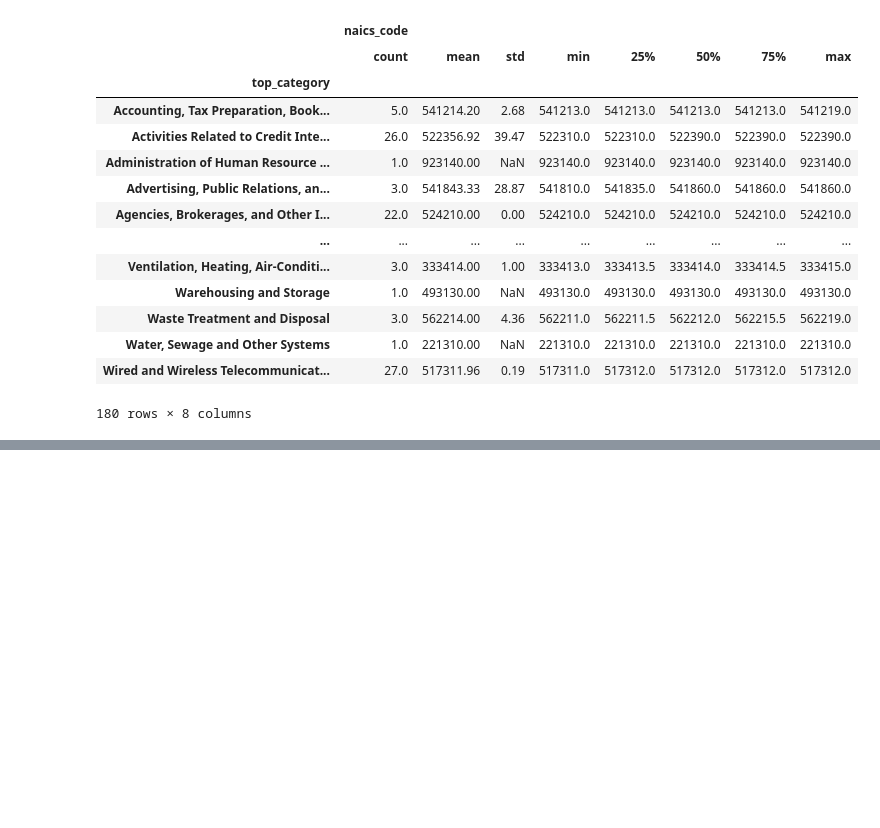
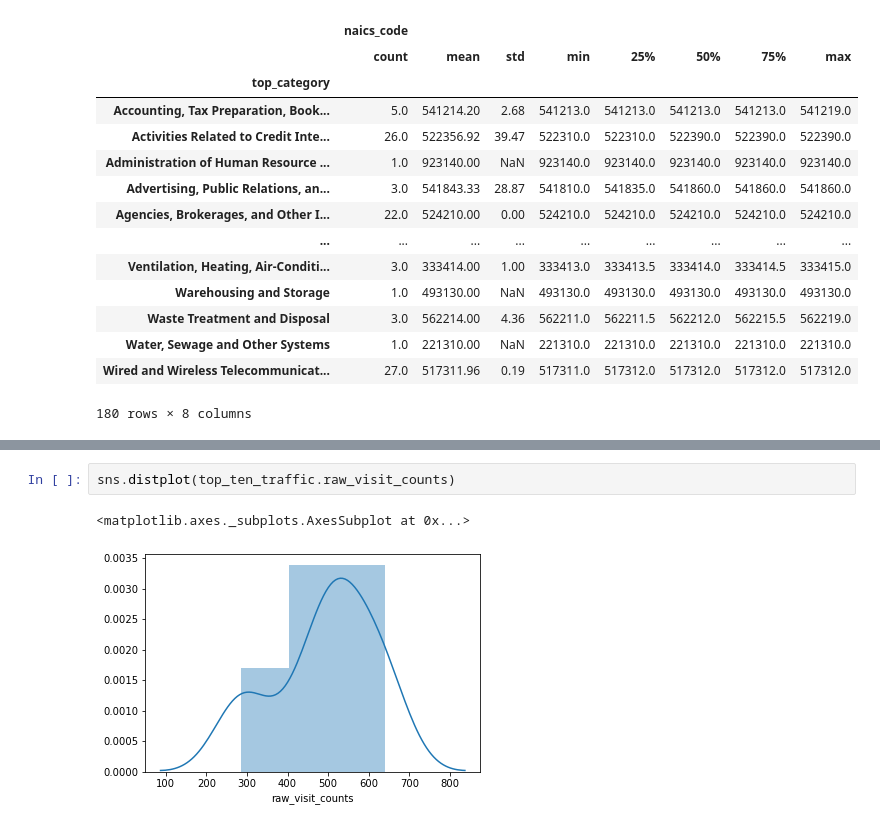
Before and after one commit to tahentx/pv_workbook, a Jupyter notebook: datascience/safegraph/weeklypatternseda.ipynb, the cells around one changed output, grey strips where cells are left out. Cells and saved outputs as stored; diff of their text form; blank space fills up the shorter version.

```diff
--- a/datascience/safegraph/weeklypatternseda.ipynb
+++ b/datascience/safegraph/weeklypatternseda.ipynb
@@ -67,0 +108,5 @@ g.head(5)
+# %%
+sns.distplot(top_ten_traffic.raw_visit_counts)
+# %% [output]
+<matplotlib.axes._subplots.AxesSubplot at 0x...>
+[figure, added]
```
Also changed, not shown: parts of 14 cells of this notebook.
